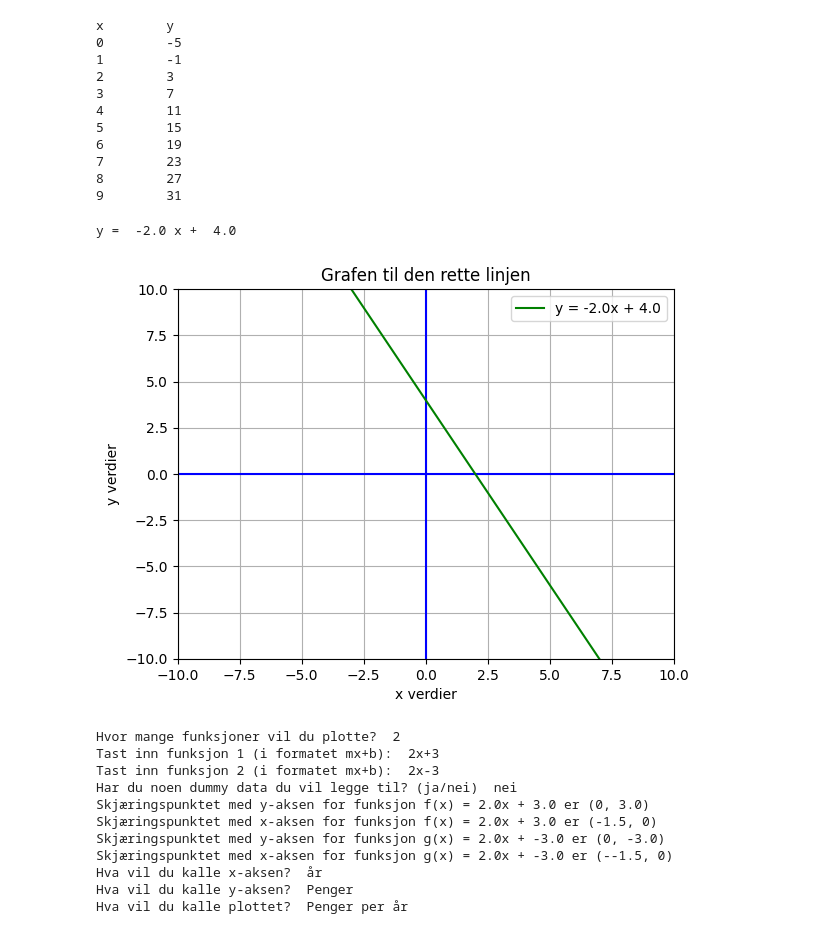
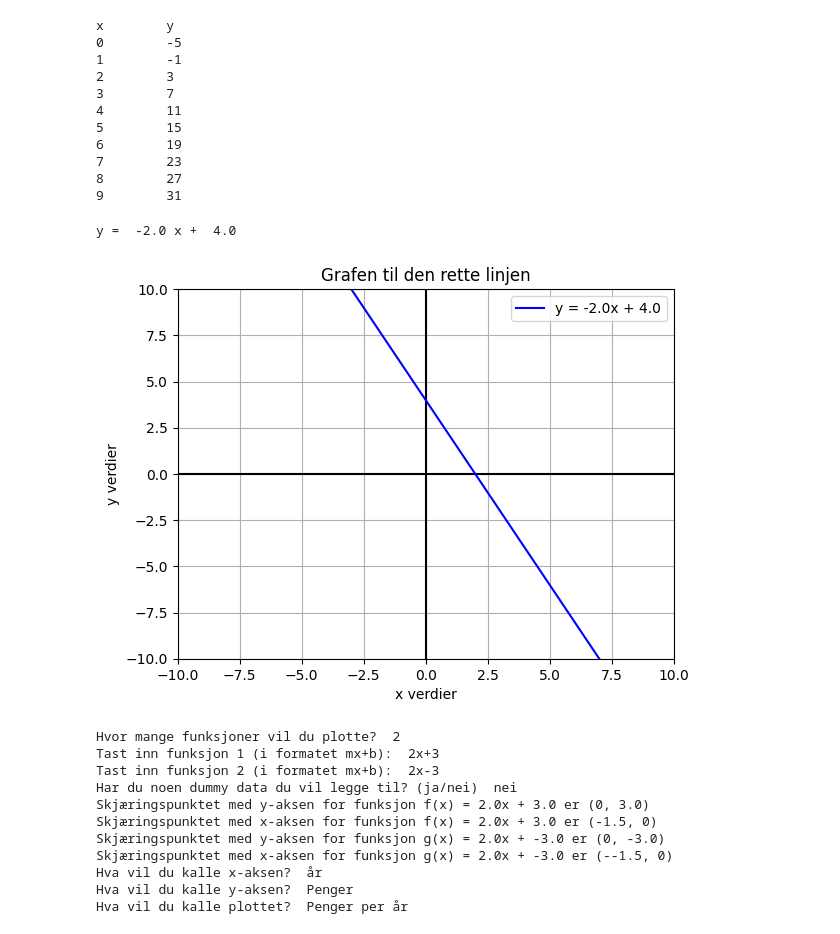
Before and after one commit to hanska91/Matematikk-2P-Y, a Jupyter notebook: Matematikkboka 2P-Y + Litt annet.ipynb, the cells around one changed output. Saved outputs shown, nothing was run; the diff lists cells and outputs as text; code cells hidden in the pictures.

```diff
--- a/Matematikkboka 2P-Y + Litt annet.ipynb
+++ b/Matematikkboka 2P-Y + Litt annet.ipynb
@@ -2179,38 +2179,38 @@ x2 = 2 # Bytt denne verdien
 y2 = 0 # Bytt denne verdien
 
 # Develop the equation y = mx + b
 m = (y2 - y1) / (x2 - x1) # Stigningtsallet m
 b = y1 - m * x1 # Konstantleddet b
 print("y = ", m, "x + ", b)
 
 # For the graph
 xmin = -10
 xmax = 10
 ymin = -10
 ymax = 10
 
 # For the line on the graph
 y3 = m * xmin + b
 y4 = m * xmax + b
 
 # Basic setup for the graph
 fig, ax = plt.subplots()
-plt.axis([xmin, xmax, ymin, ymax])  # window size
-plt.plot([xmin, xmax], [0, 0], 'b')  # blue x axis
-plt.plot([0, 0], [ymin, ymax], 'b')  # blue y axis
+plt.axis([xmin, xmax, ymin, ymax])  # Vindu størrelse
+plt.plot([xmin, xmax], [0, 0], 'k')  # svar x akse
+plt.plot([0, 0], [ymin, ymax], 'k')  # svart y akse
 
 ax.set_xlabel("x verdier")
 ax.set_ylabel("y verdier")
 ax.set_title("Grafen til den rette linjen")
 ax.grid(True)
 
 # Plot the linear function as a red line
-plt.plot([xmin, xmax], [y3, y4], 'g', label=f'y = {m}x + {b}')
+plt.plot([xmin, xmax], [y3, y4], 'b', label=f'y = {m}x + {b}')
 plt.legend()
 plt.show()
 # %% [output]
 y =  -2.0 x +  4.0
-[figure, old version]
+[figure, new version]
 # %%
 import matplotlib.pyplot as plt
 import numpy as np
```
Also changed, not shown: parts of 1 cell of this notebook.
